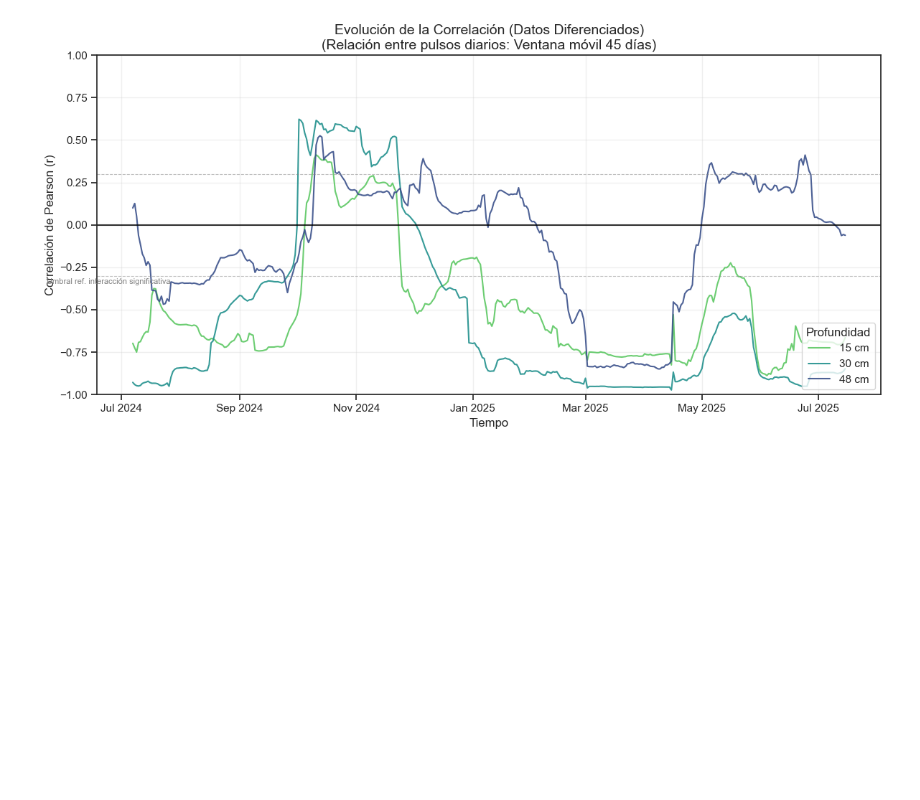
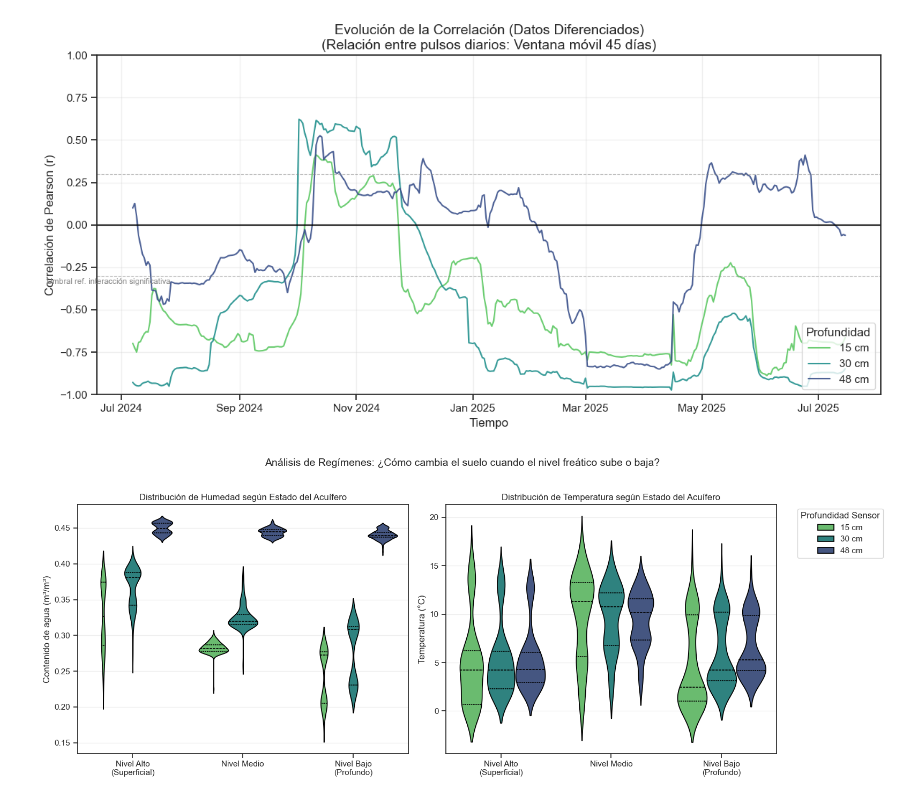
Before and after one commit to pibonacic/Huasco-salt-flat-groundwater-and-soil-dynamics, a Jupyter notebook: code/04_all-data_exploratory-visualization.ipynb, the cells around one changed output. Saved outputs shown, nothing was run; the diff lists cells and outputs as text; code cells hidden in the pictures; blank space fills up the shorter version.

```diff
--- a/code/04_all-data_exploratory-visualization.ipynb
+++ b/code/04_all-data_exploratory-visualization.ipynb
@@ -743,3 +743,85 @@ plt.tight_layout()
 plt.show()
 # %% [output]
 [figure]
+# %%
+# --- 1. Definición de Regímenes Hidrológicos ---
+# Usamos una copia de los datos originales (absolutos) para ver estados físicos
+regime_df = wide_df.copy()
+
+# Definimos la columna del piezómetro
+piezo_col = 'Piezometro_NA_Profundidad-nivel-freatico'
+
+# Clasificamos la profundidad del NF en 3 categorías (terciles) usando qcut
+# NOTA IMPORTANTE:
+# - Valor pequeño de profundidad (ej. 0.2m) = Nivel Freático ALTO (Cerca de superficie)
+# - Valor grande de profundidad (ej. 1.0m) = Nivel Freático BAJO (Lejos de superficie)
+# Por tanto, el primer tercil (valores bajos) corresponde al Nivel Alto.
+labels_regime = ['Nivel Alto\n(Superficial)', 'Nivel Medio', 'Nivel Bajo\n(Profundo)']
+
+regime_df['Regimen_NF'] = pd.qcut(
+    regime_df[piezo_col],
+    q=3,
+    labels=labels_regime
+)
+
+# --- 2. Preparación de datos (Formato Largo) ---
+# Separamos variables de Humedad y Temperatura
+cols_wc = [c for c in regime_df.columns if 'Contenido-agua' in c]
+cols_temp = [c for c in regime_df.columns if 'Temperatura' in c]
+
+# Función auxiliar para derretir (melt) y limpiar
+def melt_regime(df, value_cols, var_name_clean):
+    melted = df[value_cols + ['Regimen_NF']].melt(id_vars='Regimen_NF', value_name='Valor')
+    # Extraer profundidad (ej. "15 cm") del nombre de la columna
+    melted['Profundidad'] = melted['variable'].str.split('_').str[1].str.replace('cm', ' cm')
+    melted['Tipo'] = var_name_clean
+    return melted
+
+df_wc = melt_regime(regime_df, cols_wc, 'Contenido de Agua')
+df_temp = melt_regime(regime_df, cols_temp, 'Temperatura')
+
+# --- 3. Generación de Gráficos (Violin Plots) ---
+fig, axes = plt.subplots(1, 2, figsize=(16, 6))
+
+# --- Subplot 1: Contenido de Agua ---
+sns.violinplot(
+    data=df_wc,
+    x='Regimen_NF',
+    y='Valor',
+    hue='Profundidad',
+    palette=palette_dict,
+    hue_order=['15 cm', '30 cm', '48 cm'],
+    inner="quart", # Dibuja los cuartiles dentro del violín
+    ax=axes[0]
+)
+axes[0].set_title("Distribución de Humedad según Estado del Acuífero", fontsize=12)
+axes[0].set_ylabel("Contenido de agua (m³/m³)")
+axes[0].set_xlabel("")
+axes[0].grid(True, axis='y', alpha=0.3)
+
+# --- Subplot 2: Temperatura ---
+sns.violinplot(
+    data=df_temp,
+    x='Regimen_NF',
+    y='Valor',
+    hue='Profundidad',
+    palette=palette_dict,
+    hue_order=['15 cm', '30 cm', '48 cm'],
+    inner="quart",
+    ax=axes[1]
+)
+axes[1].set_title("Distribución de Temperatura según Estado del Acuífero", fontsize=12)
+axes[1].set_ylabel("Temperatura (°C)")
+axes[1].set_xlabel("")
+axes[1].grid(True, axis='y', alpha=0.3)
+
+# Ajustes finales
+plt.suptitle("Análisis de Regímenes: ¿Cómo cambia el suelo cuando el nivel freático sube o baja?", fontsize=14, y=1.02)
+# Movemos la leyenda para que no estorbe
+axes[1].legend(title="Profundidad Sensor", bbox_to_anchor=(1.05, 1), loc='upper left')
+axes[0].get_legend().remove()
+
+plt.tight_layout()
+plt.show()
+# %% [output]
+[figure, added]
```
Also changed, not shown: parts of 2 cells of this notebook, 1 other file.
